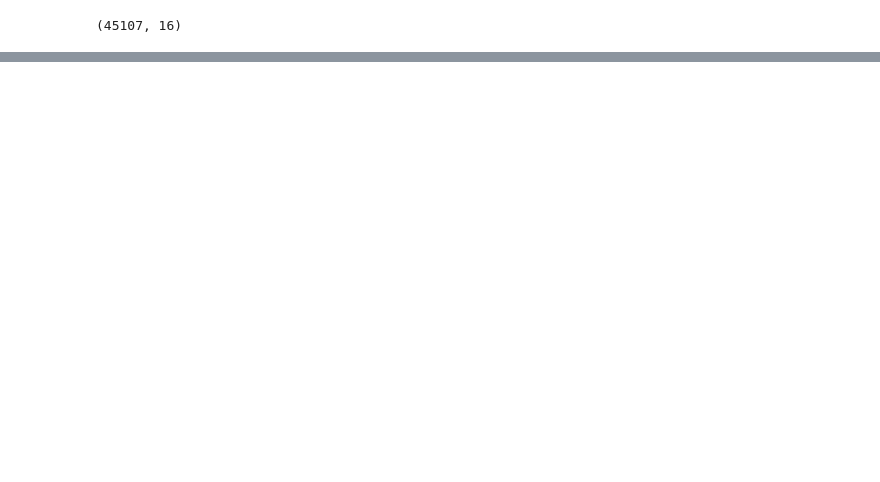
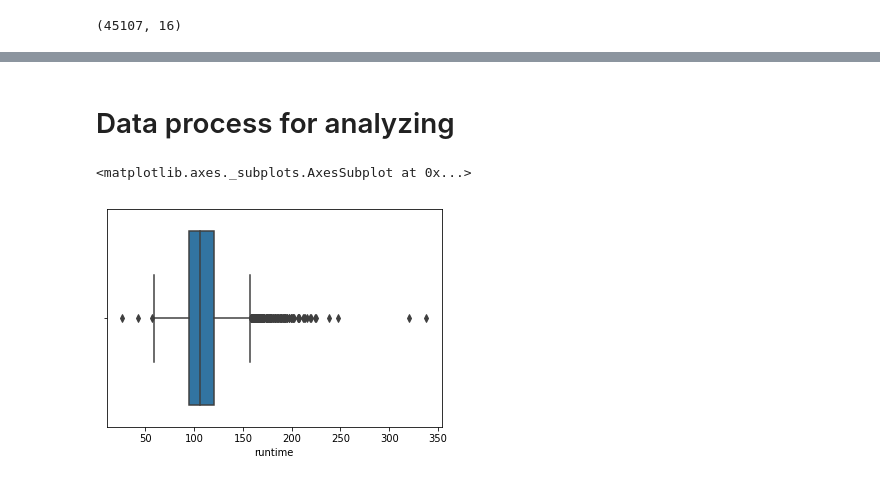
Before and after one commit to nhannguyen2109/CSCI-4502-Data-Mining, a Jupyter notebook: Code/Code.ipynb, the cells around one changed output, grey strips where cells are left out. Cells and saved outputs as stored; diff of their text form; code cells hidden in the pictures; blank space fills up the shorter version.

Commit message:
graphs update

```diff
--- a/Code/Code.ipynb
+++ b/Code/Code.ipynb
@@ -183,8 +159,11 @@ data.head()
 print(data.shape)
 # %% [output]
 (45107, 16)
+# %%
+data['budget'] = data['budget'].astype(np.int64)
+data['popularity'] = data['popularity'].astype(np.float)
 # %%
-data = data[~(data == '0').any(axis=1)]
+data = data[~(data == 0).any(axis=1)]
 # %%
 print(data.shape)
 # %% [output]
@@ -204,0 +184,7 @@ data.head()
+# %% [markdown]
+# Data process for analyzing
+# %%
+sea.boxplot(data=data,x='runtime')
+# %% [output]
+<matplotlib.axes._subplots.AxesSubplot at 0x...>
+[figure, added]
```
Also changed, not shown: parts of 17 cells of this notebook.
